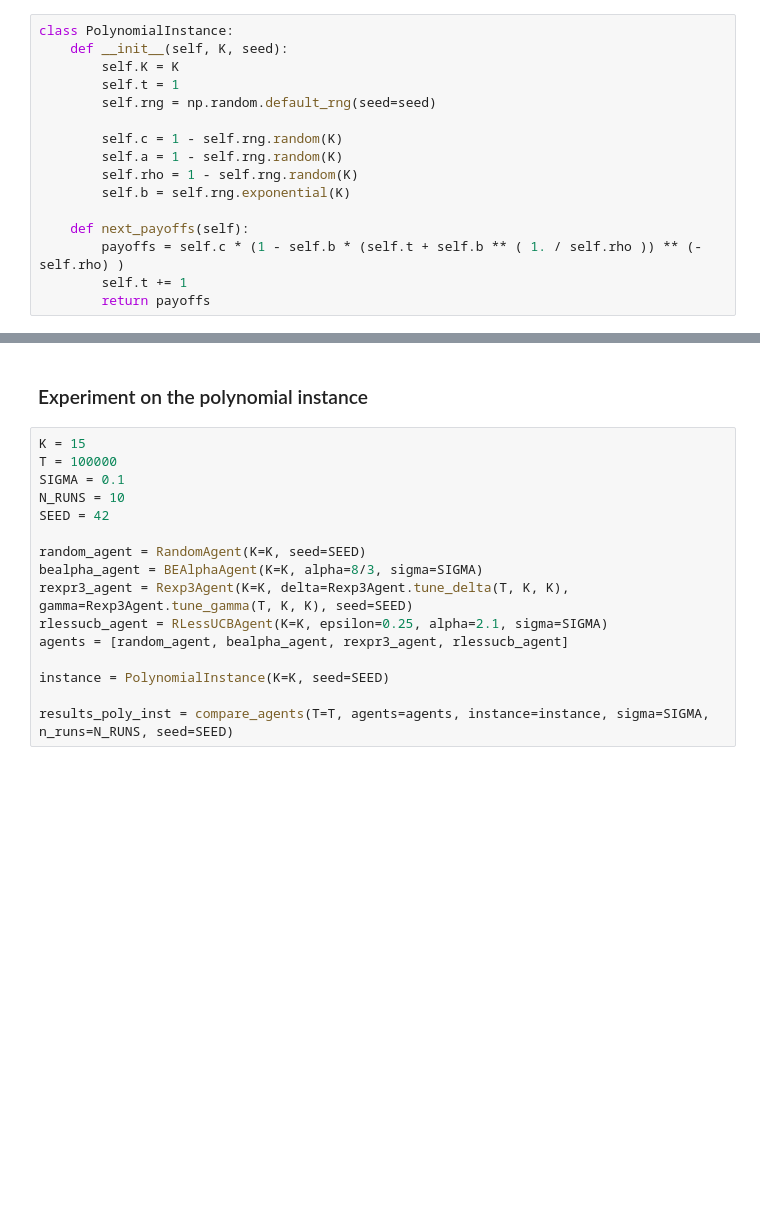
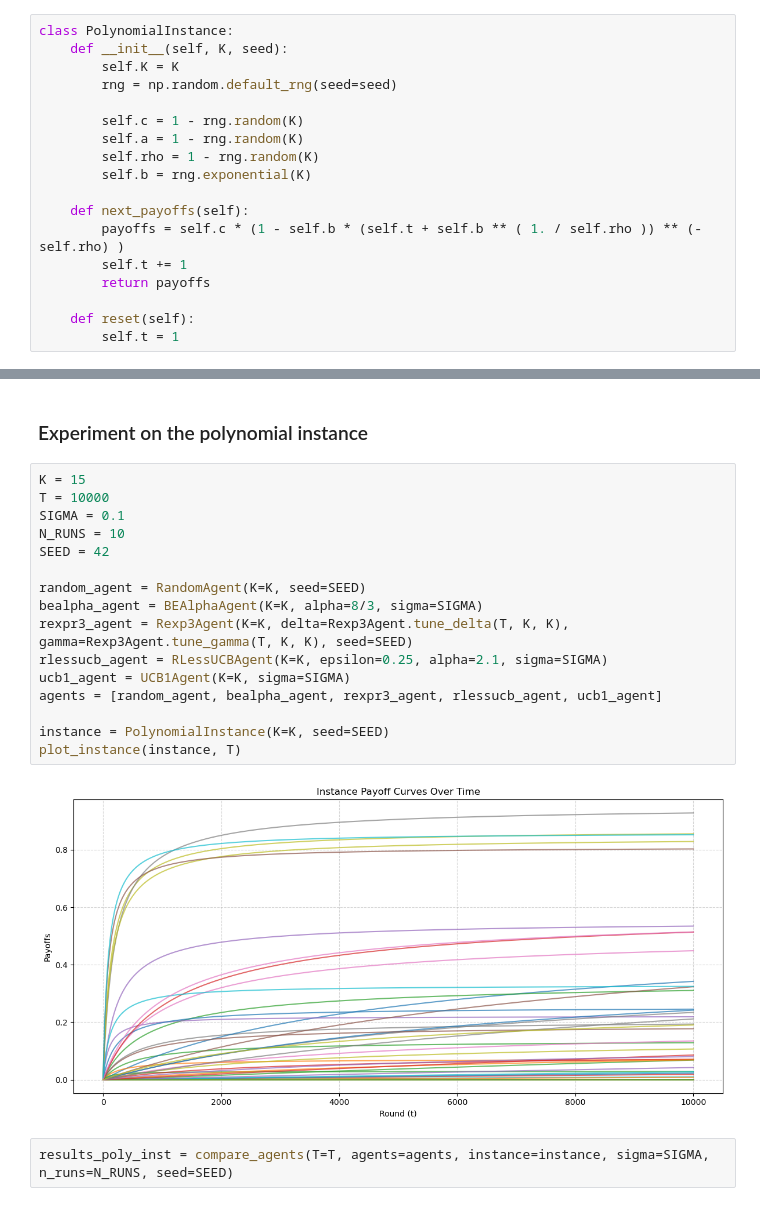
Before and after one commit to m1gwings/rcbealpha-experiments, a Jupyter notebook: bealpha-experiments.ipynb, the cells around one changed output, grey strips where cells are left out. Saved outputs shown, nothing was run; the diff lists cells and outputs as text; blank space fills up the shorter version.

```diff
--- a/bealpha-experiments.ipynb
+++ b/bealpha-experiments.ipynb
@@ -228,18 +304,20 @@ class ExponentialInstance:
 class PolynomialInstance:
     def __init__(self, K, seed):
         self.K = K
-        self.t = 1
-        self.rng = np.random.default_rng(seed=seed)
+        rng = np.random.default_rng(seed=seed)
 
-        self.c = 1 - self.rng.random(K)
-        self.a = 1 - self.rng.random(K)
-        self.rho = 1 - self.rng.random(K)
-        self.b = self.rng.exponential(K)
+        self.c = 1 - rng.random(K)
+        self.a = 1 - rng.random(K)
+        self.rho = 1 - rng.random(K)
+        self.b = rng.exponential(K)
 
     def next_payoffs(self):
         payoffs = self.c * (1 - self.b * (self.t + self.b ** ( 1. / self.rho )) ** (-self.rho) )
         self.t += 1
         return payoffs
+
+    def reset(self):
+        self.t = 1
 # %% [markdown]
 ## Runs
 # %%
@@ -345,19 +437,23 @@ plot_comparison(results_exp_inst)
 ### Experiment on the polynomial instance
 # %%
 K = 15
-T = 100000
+T = 10000
 SIGMA = 0.1
 N_RUNS = 10
 SEED = 42
 
 random_agent = RandomAgent(K=K, seed=SEED)
 bealpha_agent = BEAlphaAgent(K=K, alpha=8/3, sigma=SIGMA)
 rexpr3_agent = Rexp3Agent(K=K, delta=Rexp3Agent.tune_delta(T, K, K), gamma=Rexp3Agent.tune_gamma(T, K, K), seed=SEED)
 rlessucb_agent = RLessUCBAgent(K=K, epsilon=0.25, alpha=2.1, sigma=SIGMA)
-agents = [random_agent, bealpha_agent, rexpr3_agent, rlessucb_agent]
+ucb1_agent = UCB1Agent(K=K, sigma=SIGMA)
+agents = [random_agent, bealpha_agent, rexpr3_agent, rlessucb_agent, ucb1_agent]
 
 instance = PolynomialInstance(K=K, seed=SEED)
-
-results_poly_inst = compare_agents(T=T, agents=agents, instance=instance, sigma=SIGMA, n_runs=N_RUNS, seed=SEED)
+plot_instance(instance, T)
+# %% [output]
+[figure, added]
+# %%
+results_poly_inst = compare_agents(T=T, agents=agents, instance=instance, sigma=SIGMA, n_runs=N_RUNS, seed=SEED)
 # %%
 plot_comparison(results_poly_inst)
```
Also changed, not shown: parts of 20 cells of this notebook.
